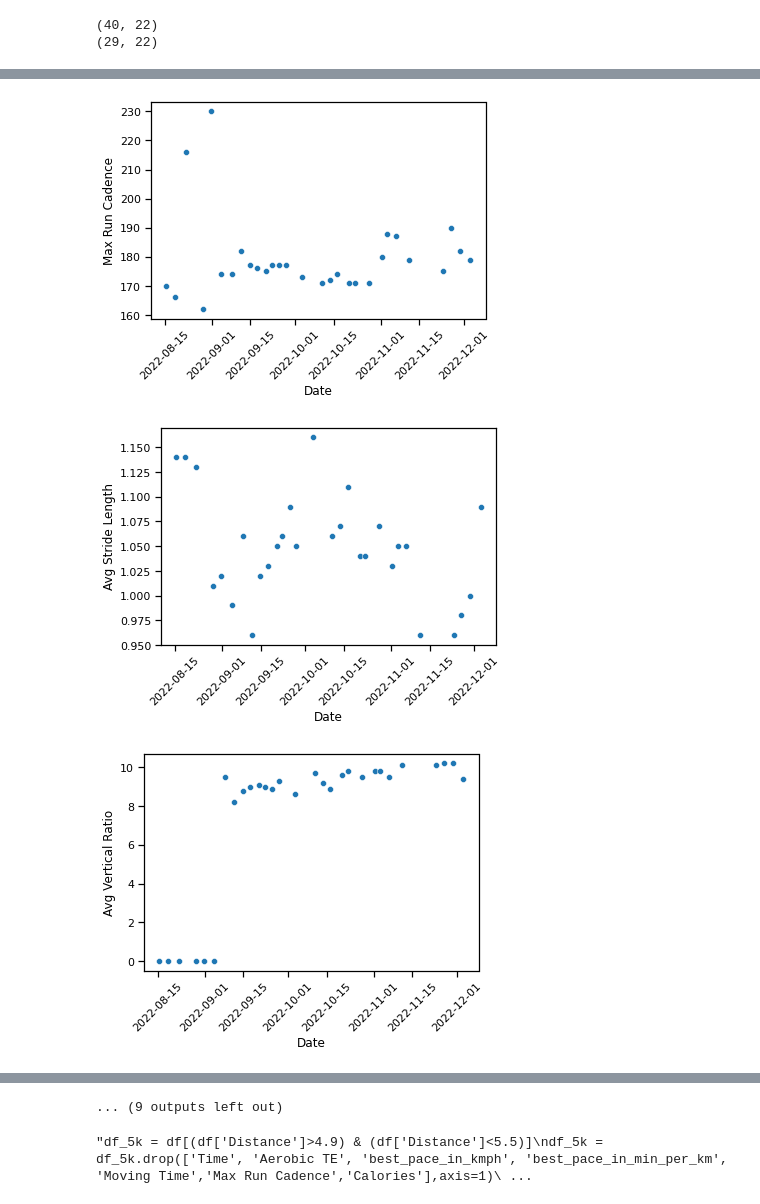
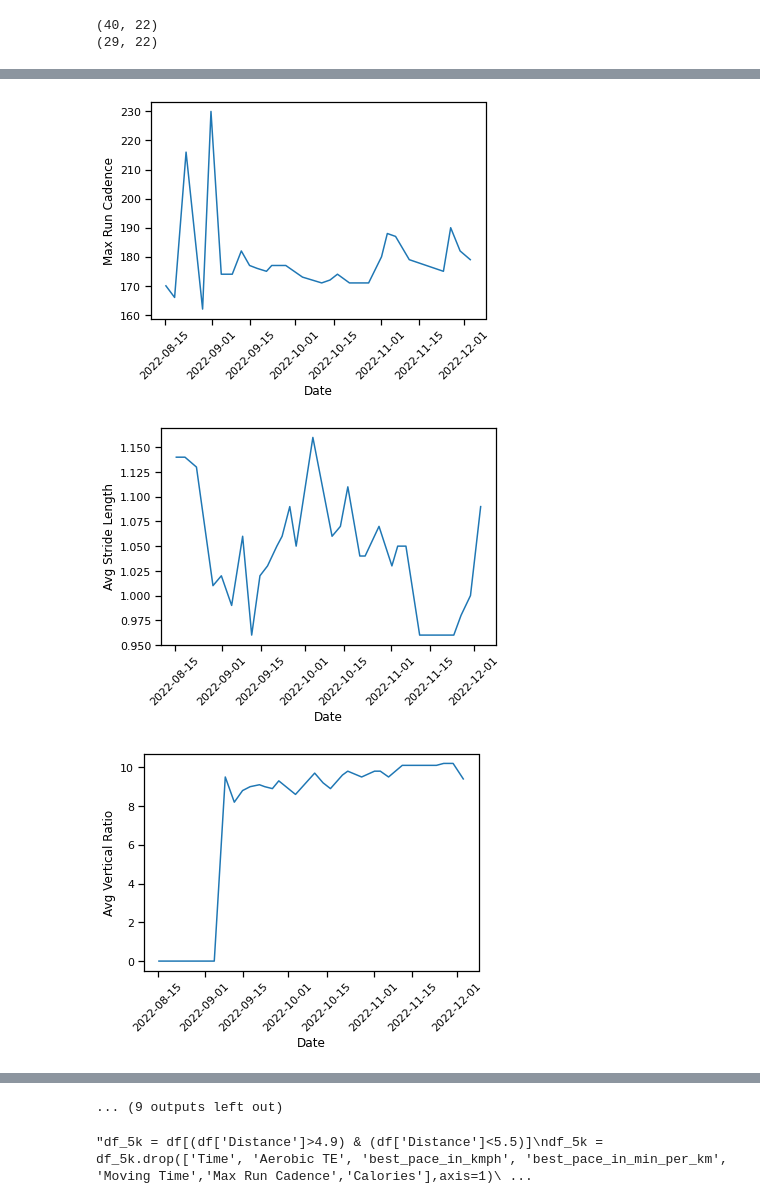
Before and after one commit to rluyck/running, a Jupyter notebook: notebook.ipynb, the cells around one changed output, grey strips where cells are left out. Cells and saved outputs as stored; diff of their text form; code cells hidden in the pictures.

```diff
--- a/notebook.ipynb
+++ b/notebook.ipynb
@@ -134,7 +133,7 @@ print(df.shape)
 for cl in df.columns.to_list():
   if cl not in ['Date']:
     plt.figure()
-    line=sns.scatterplot(data=df, x="Date", y=str(cl))
+    line=sns.lineplot(data=df, x="Date", y=str(cl))
     plt.xticks(rotation=45)
     plt.xlabel('Date',size=12)
     plt.show()
@@ -152,3 +151,3 @@ for cl in df.columns.to_list():
-[figure, old version]
+[figure, new version]
-[figure, old version]
+[figure, new version]
-[figure, old version]
+[figure, new version]
```
Also changed, not shown: parts of 12 cells of this notebook, 2 other files.
